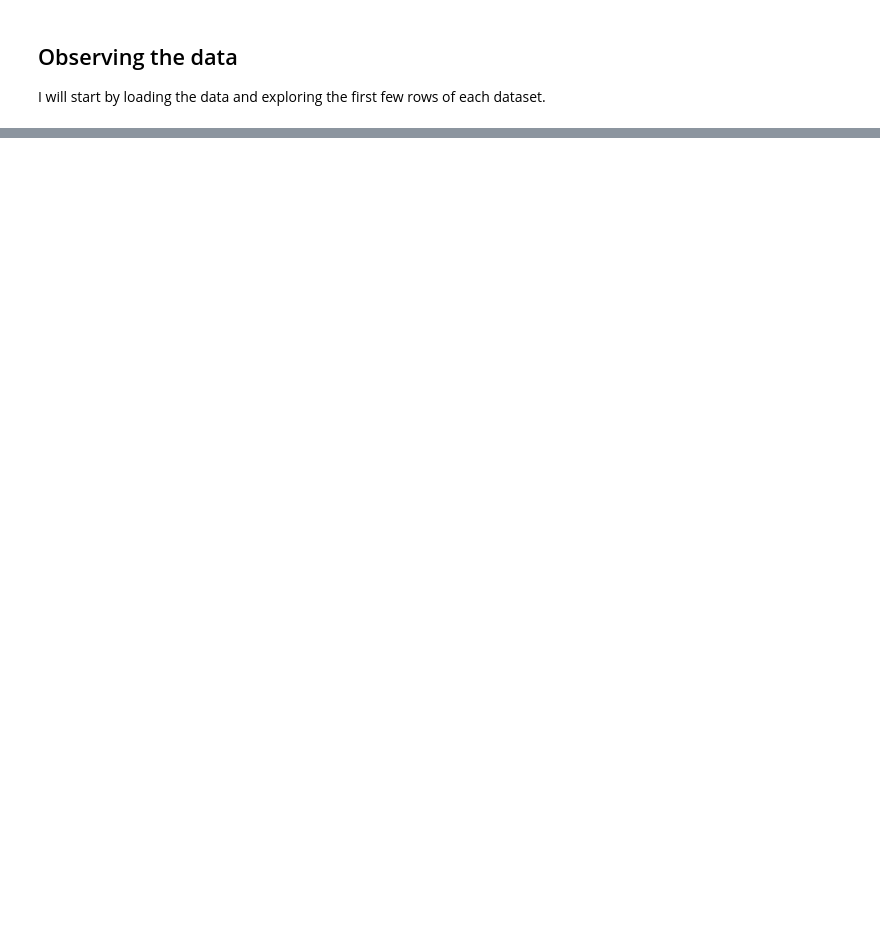
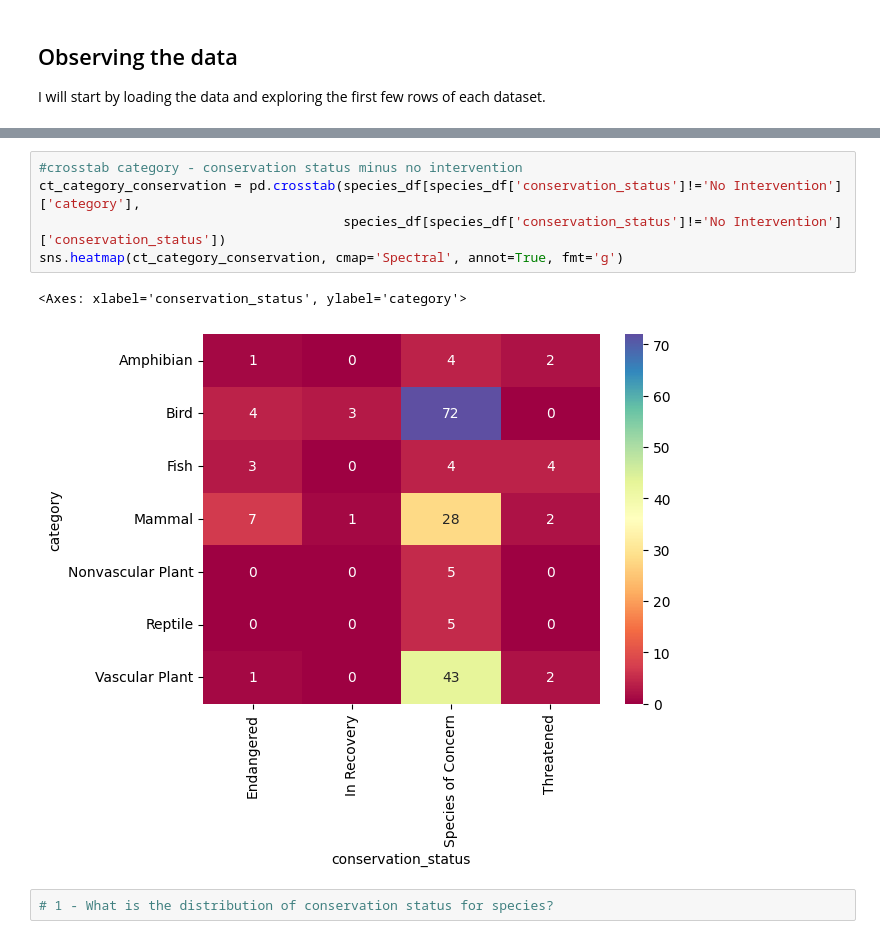
Before and after one commit to zxtheo/Codecademy-biodiversity-project, a Jupyter notebook: biodiversity.ipynb, the cells around one changed output, grey strips where cells are left out. Drawn from its saved outputs; the diff is of its cells as text; blank space fills up the shorter version.

```diff
--- a/biodiversity.ipynb
+++ b/biodiversity.ipynb
@@ -55,0 +324,10 @@ Observing these datasets we can assume that the structure of the data is as foll
+# %%
+#crosstab category - conservation status minus no intervention
+ct_category_conservation = pd.crosstab(species_df[species_df['conservation_status']!='No Intervention']['category'],
+                                       species_df[species_df['conservation_status']!='No Intervention']['conservation_status'])
+sns.heatmap(ct_category_conservation, cmap='Spectral', annot=True, fmt='g')
+# %% [output]
+<Axes: xlabel='conservation_status', ylabel='category'>
+[figure, added]
+# %%
+# 1 - What is the distribution of conservation status for species?
```
Also changed, not shown: parts of 30 cells of this notebook.
